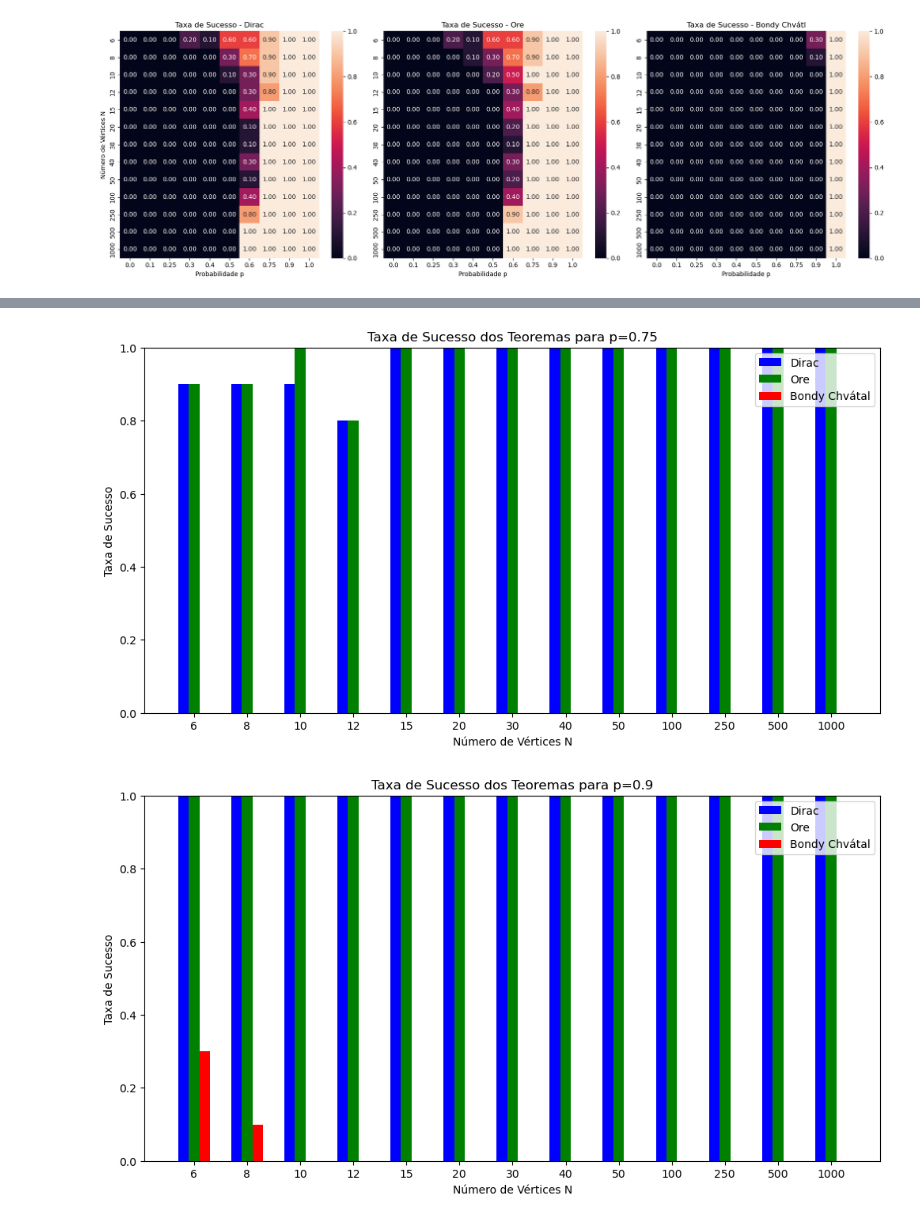
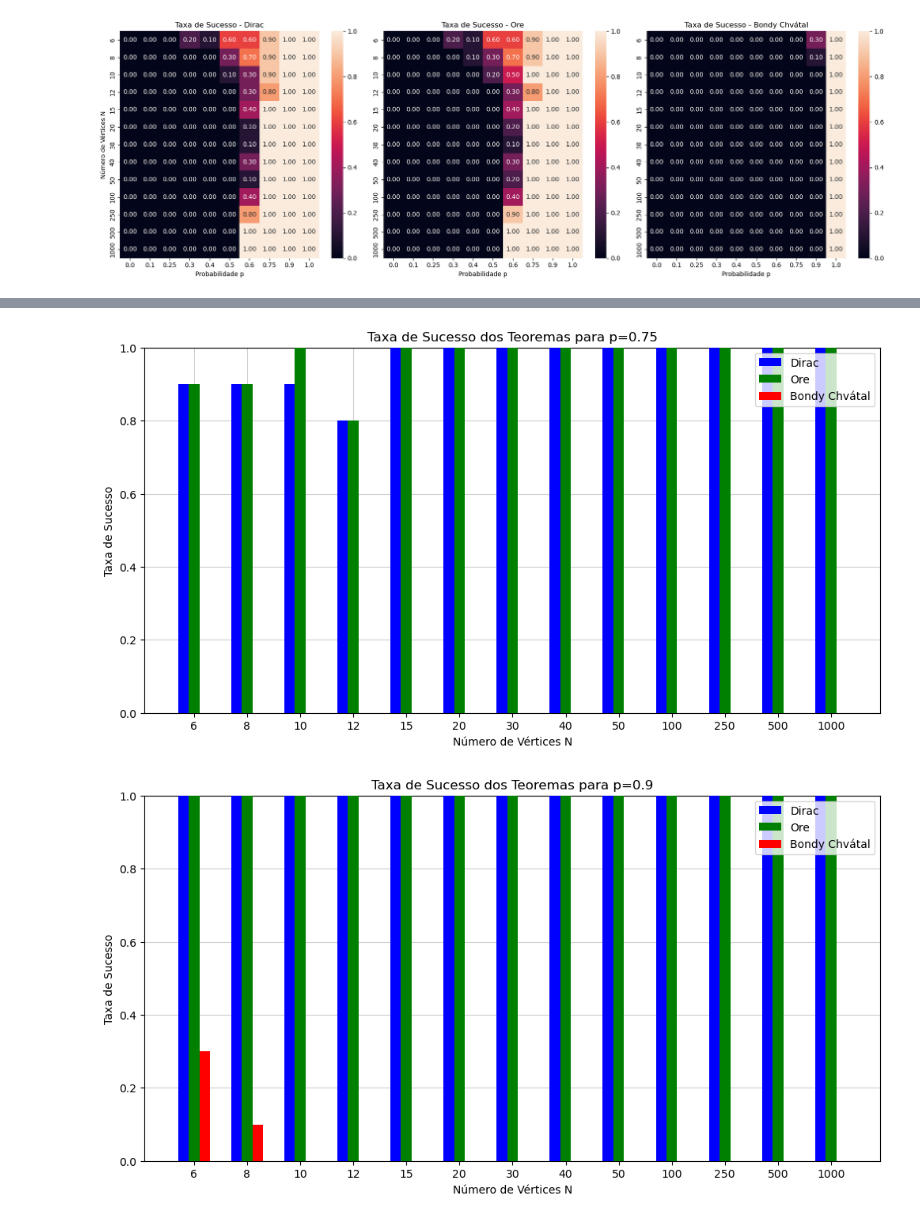
Before and after one commit to FelipeMDB-UNESP/Grafos, a Jupyter notebook: Trabalho2/graficos.ipynb, the cells around one changed output, grey strips where cells are left out. Saved outputs shown, nothing was run; the diff lists cells and outputs as text; code cells hidden in the pictures.

```diff
--- a/Trabalho2/graficos.ipynb
+++ b/Trabalho2/graficos.ipynb
@@ -57,7 +57,7 @@ n_1000 = df[df['n'] == 1000]
 plt.figure(figsize=(10, 6))
 
 #Aqui tribui-se a n o valor n_'numero'
-n = n_1000
+n = n_6
 
 prob_dirac = n['Dirac'].mean()
 prob_ore = n['Ore'].mean()
@@ -67,16 +67,17 @@ labels = ['Dirac', 'Ore', 'Bondy Chvátal']
 prob_values = [prob_dirac, prob_ore, prob_bondy]
 
 plt.figure(figsize=(8, 6))
-plt.bar(labels, prob_values, color=['skyblue', 'lightgreen', 'salmon'])
+plt.bar(labels, prob_values, color=['skyblue', 'lightgreen', 'salmon'], zorder=5)
 
 plt.xlabel('Critérios')
 plt.ylabel('Probabilidade')
 
 #Substituir pelo mesmo n_'numero' atribuido a n para titulo
-plt.title('n = 1000')
+plt.title('n = 6')
 
 plt.ylim(0, 1)
 plt.yticks(np.linspace(0, 1, 21))
+plt.grid(True, zorder=0, alpha=0.6)
 
 plt.show()
 # %% [output]
@@ -130,15 +131,19 @@ for n in n_values:
     ore_means = [subset[subset['prob'] == p]['Ore'].mean() for p in prob_values]
     bondy_means = [subset[subset['prob'] == p]['Bondy_Chvatl'].mean() for p in prob_values]
 
-    plt.figure(figsize=(10, 5))
-    plt.plot(prob_values, dirac_means, label='Dirac', marker='o')
-    plt.plot(prob_values, ore_means, label='Ore', marker='x')
-    plt.plot(prob_values, bondy_means, label='Bondy Chvátal', marker='s')
+    plt.figure(figsize=(10, 10))
+    plt.plot(prob_values, dirac_means, label='Dirac', marker='o', zorder=5)
+    plt.plot(prob_values, ore_means, label='Ore', marker='x', zorder=5)
+    plt.plot(prob_values, bondy_means, label='Bondy Chvátal', marker='s', zorder=5)
 
     plt.title(f"Taxa de Sucesso dos Teoremas para N={n}")
     plt.xlabel("Probabilidade p")
     plt.ylabel("Taxa de Sucesso")
-    plt.ylim(0, 1)
+    plt.ylim(0, 0.01)
+    plt.yticks(np.linspace(0, 1, 21))
     plt.legend()
+
+    plt.grid(True, zorder=0, alpha=0.6)
+
     plt.show()
 # %% [output]
@@ -158,33 +163,36 @@ for n in n_values:
 # %%
 #Grafico de barras para cada p, taxa de sucesso (quantidade de 1) x N, dos 3 teoremas
 
 bar_width = 0.2
 indices = np.arange(len(n_values))
 
 for p in p_values:
     dirac_means = [df[(df['n'] == n) & (df['prob'] == p)]['Dirac'].mean() for n in n_values]
     ore_means = [df[(df['n'] == n) & (df['prob'] == p)]['Ore'].mean() for n in n_values]
     bondy_means = [df[(df['n'] == n) & (df['prob'] == p)]['Bondy_Chvatl'].mean() for n in n_values]
 
     plt.figure(figsize=(12, 6))
-    plt.bar(indices, dirac_means, width=bar_width, label='Dirac', color='blue')
-    plt.bar(indices + bar_width, ore_means, width=bar_width, label='Ore', color='green')
-    plt.bar(indices + 2 * bar_width, bondy_means, width=bar_width, label='Bondy Chvátal', color='red')
+    plt.bar(indices, dirac_means, width=bar_width, label='Dirac', color='blue', zorder=5)
+    plt.bar(indices + bar_width, ore_means, width=bar_width, label='Ore', color='green', zorder=5)
+    plt.bar(indices + 2 * bar_width, bondy_means, width=bar_width, label='Bondy Chvátal', color='red', zorder=5)
 
     plt.title(f"Taxa de Sucesso dos Teoremas para p={p}")
     plt.xlabel("Número de Vértices N")
     plt.ylabel("Taxa de Sucesso")
     plt.xticks(indices + bar_width, n_values)
     plt.ylim(0, 1)
     plt.legend()
+
+    plt.grid(True, zorder=0, alpha=0.6)
+
     plt.show()
 # %% [output]
 [figure]
 [figure]
 [figure]
 [figure]
 [figure]
 [figure]
 [figure]
 [figure]
-[figure, old version]
+[figure, new version]
```
Also changed, not shown: parts of 3 cells of this notebook.
